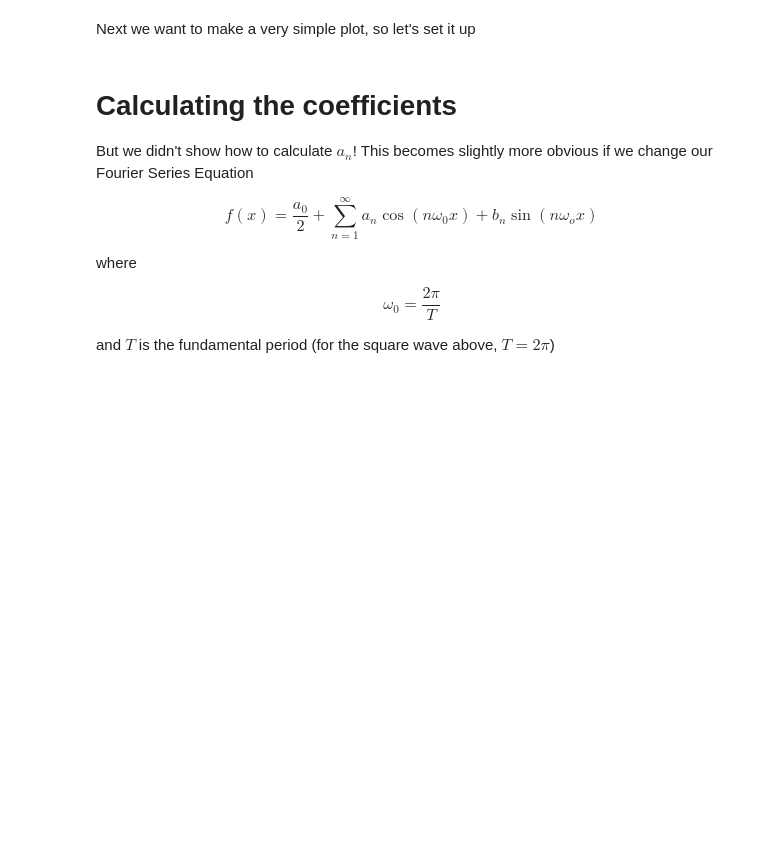
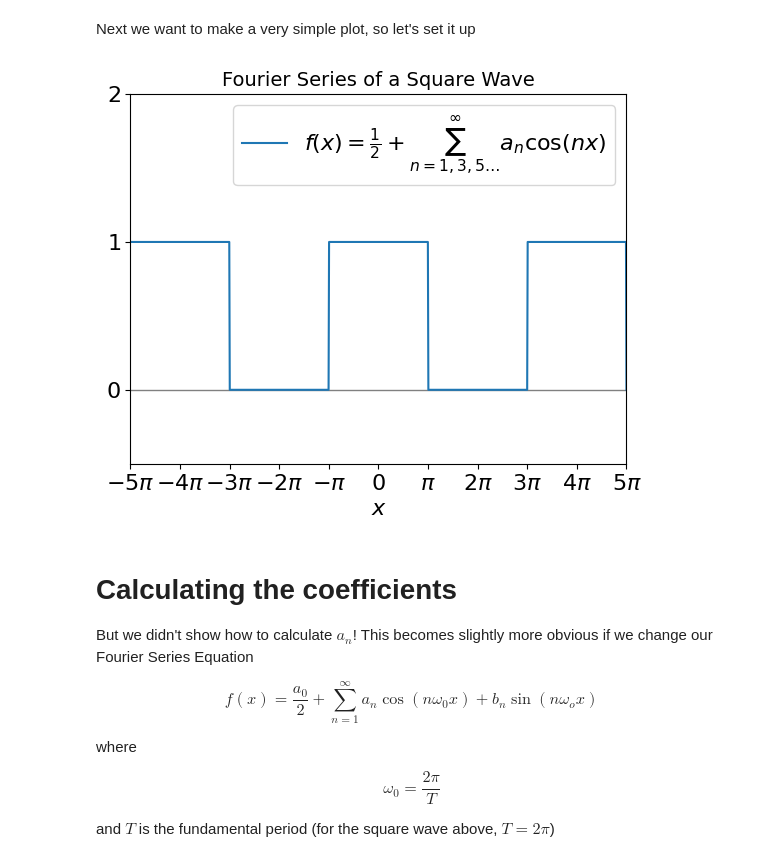
Before and after one commit to UChicagoPhysics/PHYS250, a Jupyter notebook: Examples/Fourier-Series.ipynb, the cells around one changed output. Saved outputs shown, nothing was run; the diff lists cells and outputs as text; code cells hidden in the pictures; blank space fills up the shorter version.

```diff
--- a/Examples/Fourier-Series.ipynb
+++ b/Examples/Fourier-Series.ipynb
@@ -37,25 +37,27 @@ import matplotlib.pyplot as plt
 We will use these a lot so just defining them here might be useful
 # %%
 pi = np.pi
-x  = np.linspace(-3*pi, 3*pi, 1000)
+x  = np.linspace(-5*pi, 5*pi, 1000)
 # %% [markdown]
 Next we want to make a very simple plot, so let's set it up
 # %%
 plt.axhline(0, color='gray', lw=1)
 
 squarewave = 0.5 + 0.5 * signal.square(0.5*x + pi/2)
 
 plt.plot(x, squarewave, lw=1.5, label=r'$f(x)=\frac{1}{2} + \sum_{n=1,3,5\ldots}^{\infty}a_n \cos(nx)$')
 
 plt.yticks([-1, 0, 1, 2], ['$-1$', '$0$', '$1$', '$2$'])
-plt.xticks([-3*pi, -2*pi, -1*pi, 0, pi, 2*pi, 3*pi], [r'$-3\pi$', r'$-2\pi$', r'$-\pi$', '$0$', r'$\pi$', r'$2\pi$', r'$3\pi$'])
-plt.xlim(-3*pi, 3*pi)
+plt.xticks([-5*pi, -4*pi, -3*pi, -2*pi, -1*pi, 0, pi, 2*pi, 3*pi, 4*pi, 5*pi], [r'$-5\pi$', r'$-4\pi$', r'$-3\pi$', r'$-2\pi$', r'$-\pi$', '$0$', r'$\pi$', r'$2\pi$', r'$3\pi$', r'$4\pi$', r'$5\pi$'])
+plt.xlim(-5*pi, 5*pi)
 plt.ylim(-0.5, 2)
 plt.rcParams.update({'font.size': 16})
 plt.title('Fourier Series of a Square Wave', fontsize=14)
 plt.xlabel('$x$')
 plt.legend(fontsize=16, fancybox=True, loc='best')
 plt.show()
+# %% [output]
+[figure, added]
 # %% [markdown]
 # Calculating the coefficients
 
```
Also changed, not shown: parts of 8 cells of this notebook, 3 other files.
